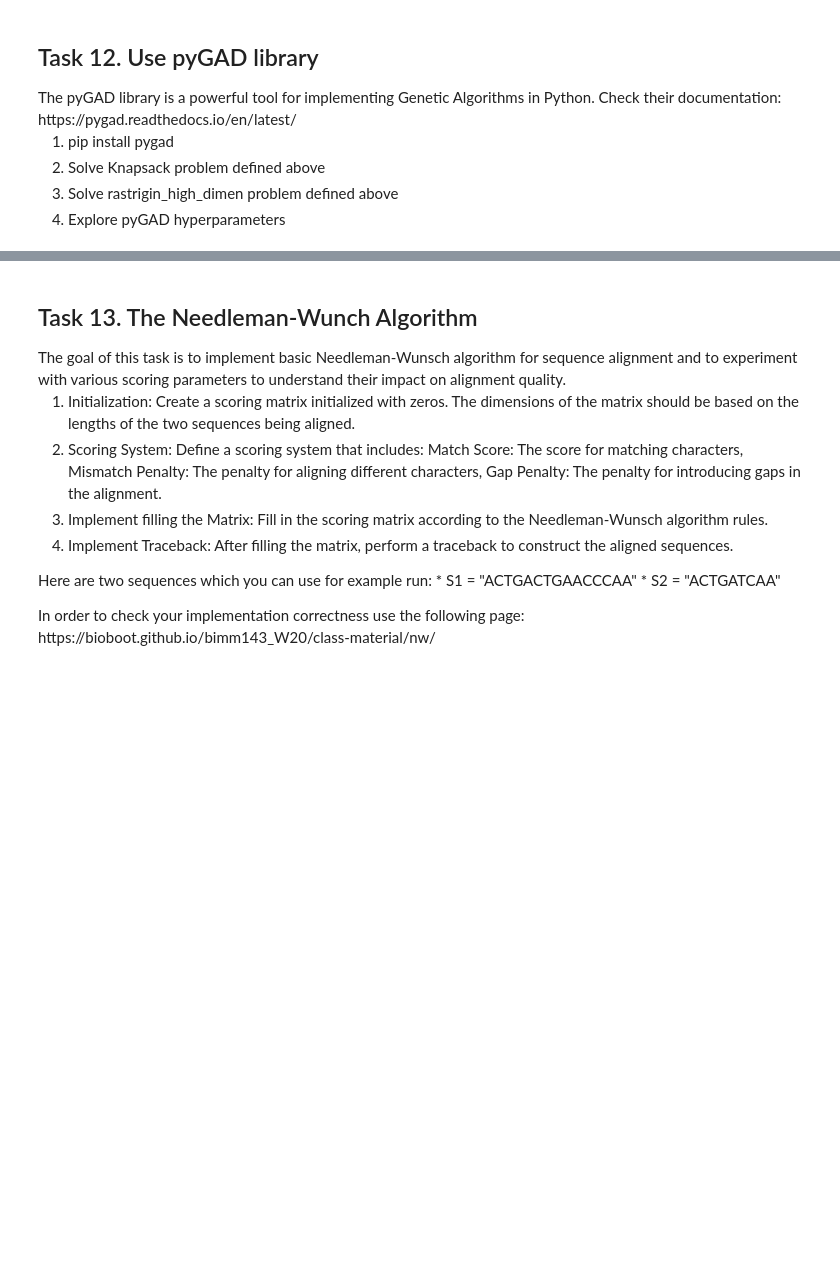
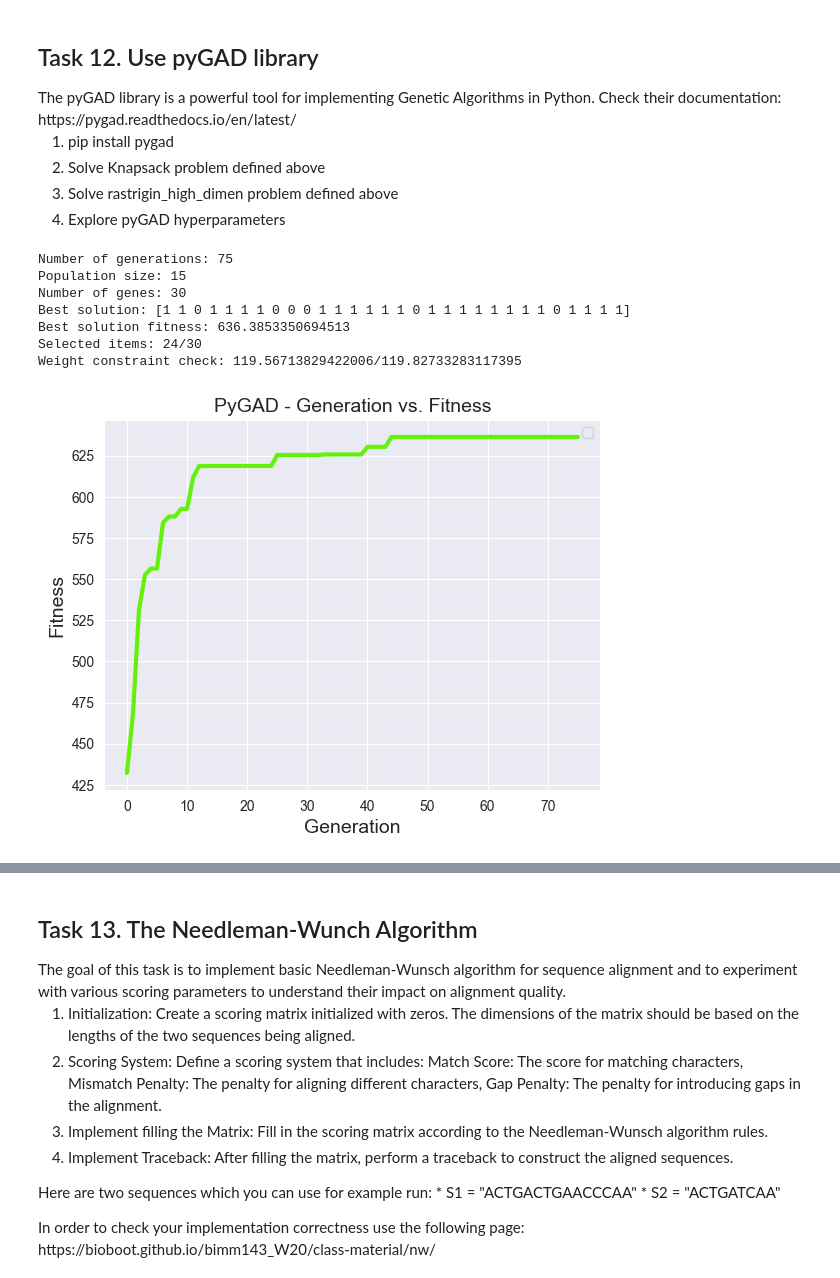
Before and after one commit to ImraKocis/optimization-algorithms-based-on-evolutionary-computing, a Jupyter notebook: ProjectGuide.ipynb, the cells around one changed output, grey strips where cells are left out. Drawn from its saved outputs; the diff is of its cells as text; code cells hidden in the pictures; blank space fills up the shorter version.

```diff
--- a/ProjectGuide.ipynb
+++ b/ProjectGuide.ipynb
@@ -985,0 +1001,19 @@ import pygad
+# %%
+import numpy as np
+from algorithms.ga.pgad.knapsack import KnapsackPyGAD
+
+values = np.random.uniform(1, 50, size=30)
+weights = np.random.uniform(1, 10, size=30)
+capacity = np.sum(weights) * 0.75
+
+pygad_knapsack = KnapsackPyGAD(values, weights, capacity, sol_per_pop=15, num_generations=75)
+_, _ = pygad_knapsack.run()
+# %% [output]
+Number of generations: 75
+Population size: 15
+Number of genes: 30
+Best solution: [1 1 0 1 1 1 1 0 0 0 1 1 1 1 1 1 0 1 1 1 1 1 1 1 1 0 1 1 1 1]
+Best solution fitness: 636.3853350694513
+Selected items: 24/30
+Weight constraint check: 119.56713829422006/119.82733283117395
+[figure, added]
```
Also changed, not shown: parts of 4 cells of this notebook, 5 other files.
